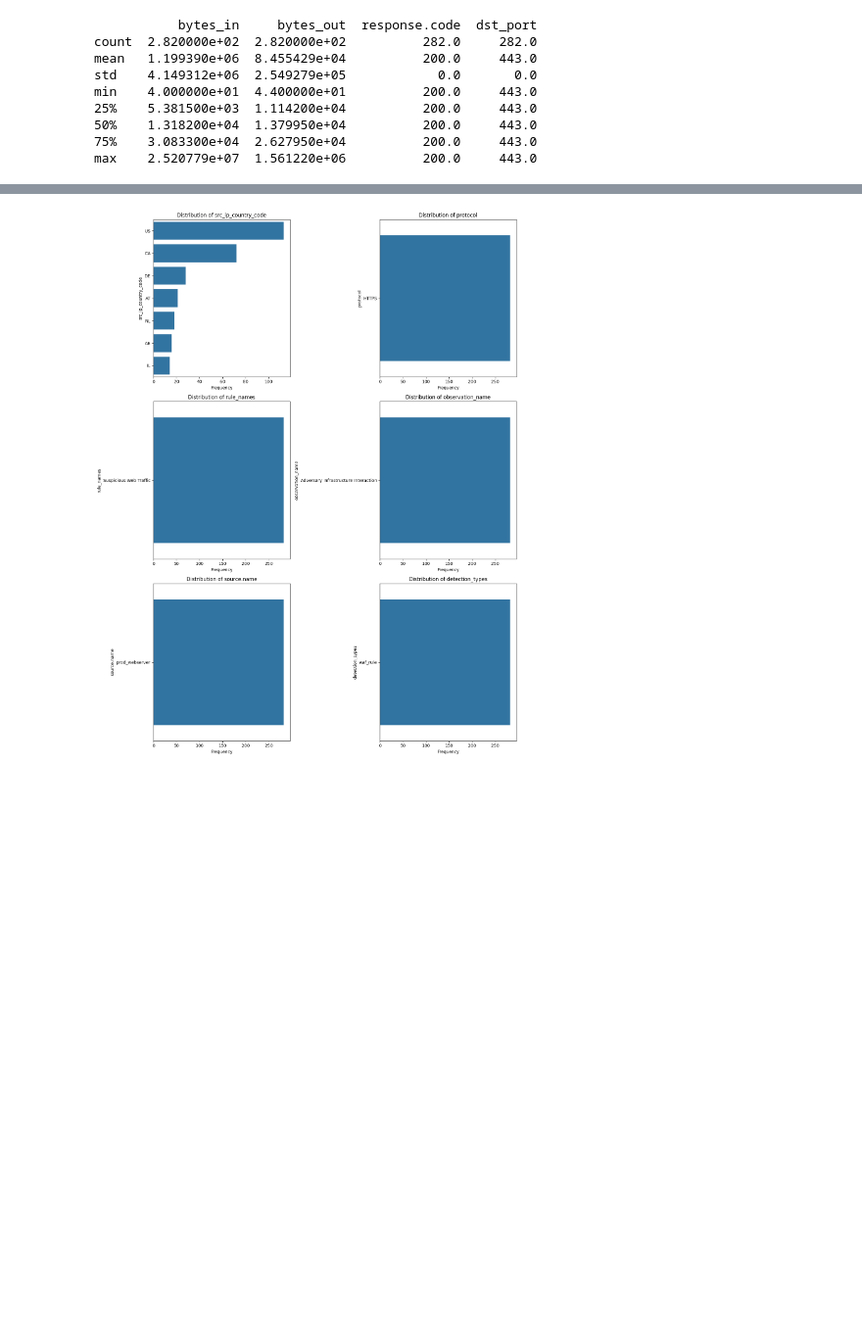
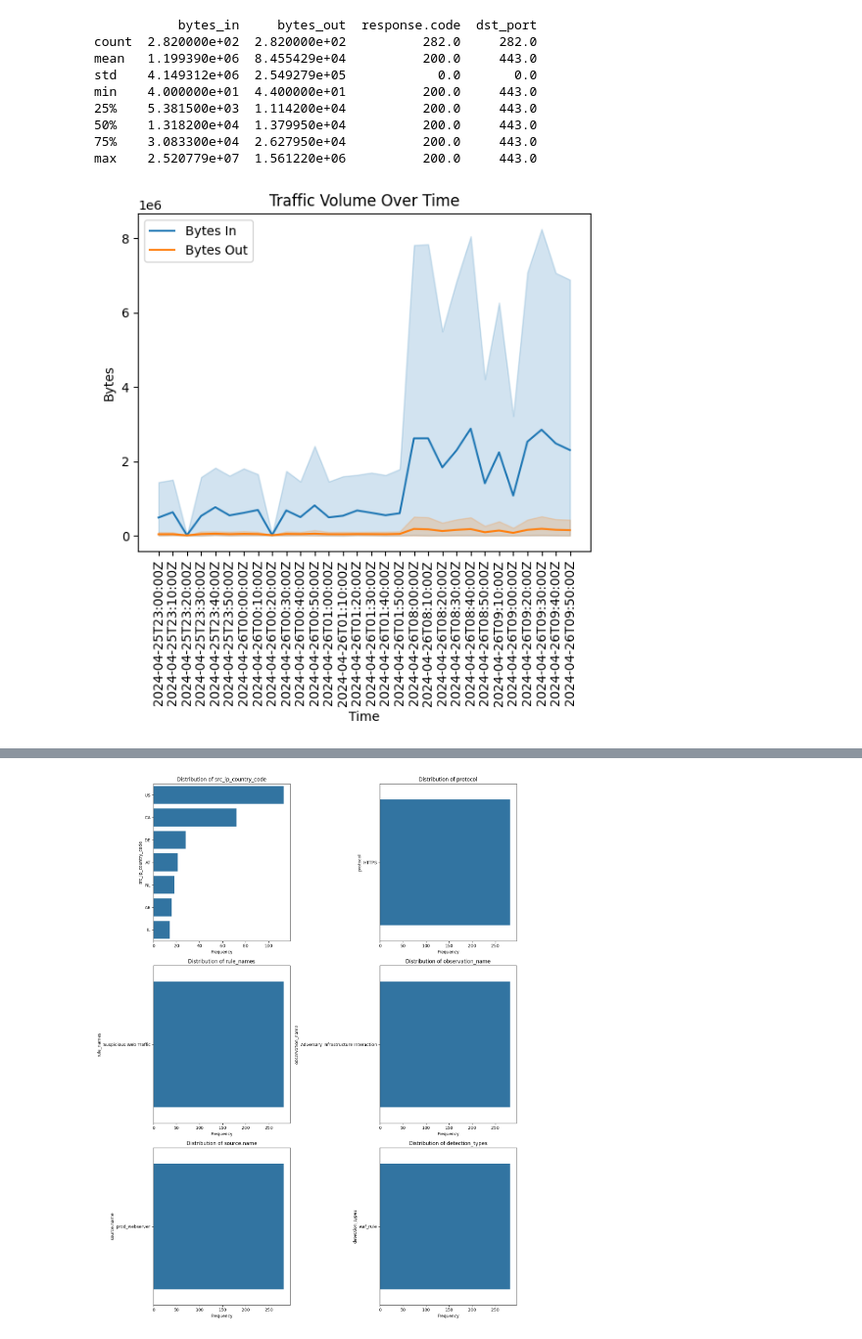
Before and after one commit to Misklean/ftml_project_2025, a Jupyter notebook: Exercice7/Exercice_7.ipynb, the cells around one changed output, grey strips where cells are left out. Shown at 98% size. Saved outputs shown, nothing was run; the diff lists cells and outputs as text; code cells hidden in the pictures; blank space fills up the shorter version.

```diff
--- a/Exercice7/Exercice_7.ipynb
+++ b/Exercice7/Exercice_7.ipynb
@@ -125,6 +125,18 @@ min    4.000000e+01  4.400000e+01          200.0     443.0
 50%    1.318200e+04  1.379950e+04          200.0     443.0
 75%    3.083300e+04  2.627950e+04          200.0     443.0
 max    2.520779e+07  1.561220e+06          200.0     443.0
+# %%
+# Plotting bytes_in and bytes_out over time
+sns.lineplot(data=data, x='creation_time', y='bytes_in', label='Bytes In')
+sns.lineplot(data=data, x='creation_time', y='bytes_out', label='Bytes Out')
+plt.title('Traffic Volume Over Time')
+plt.xlabel('Time')
+plt.ylabel('Bytes')
+plt.xticks(rotation=90)
+plt.legend()
+plt.show()
+# %% [output]
+[figure, added]
 # %%
 # Plot distributions of numerical features
 numerical_features = ['bytes_in', 'bytes_out', 'response.code', 'dst_port']
```
Also changed, not shown: parts of 3 cells of this notebook.
